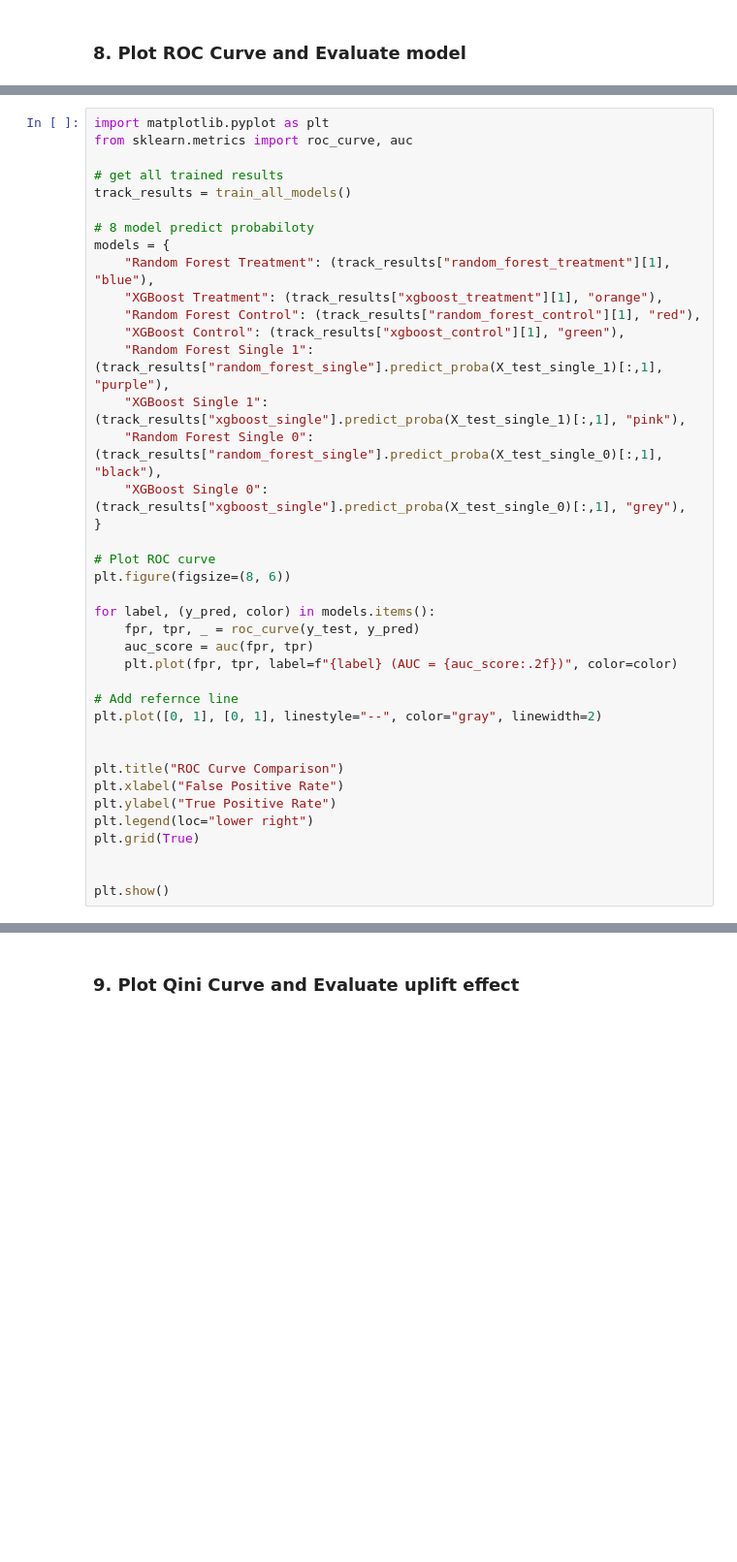
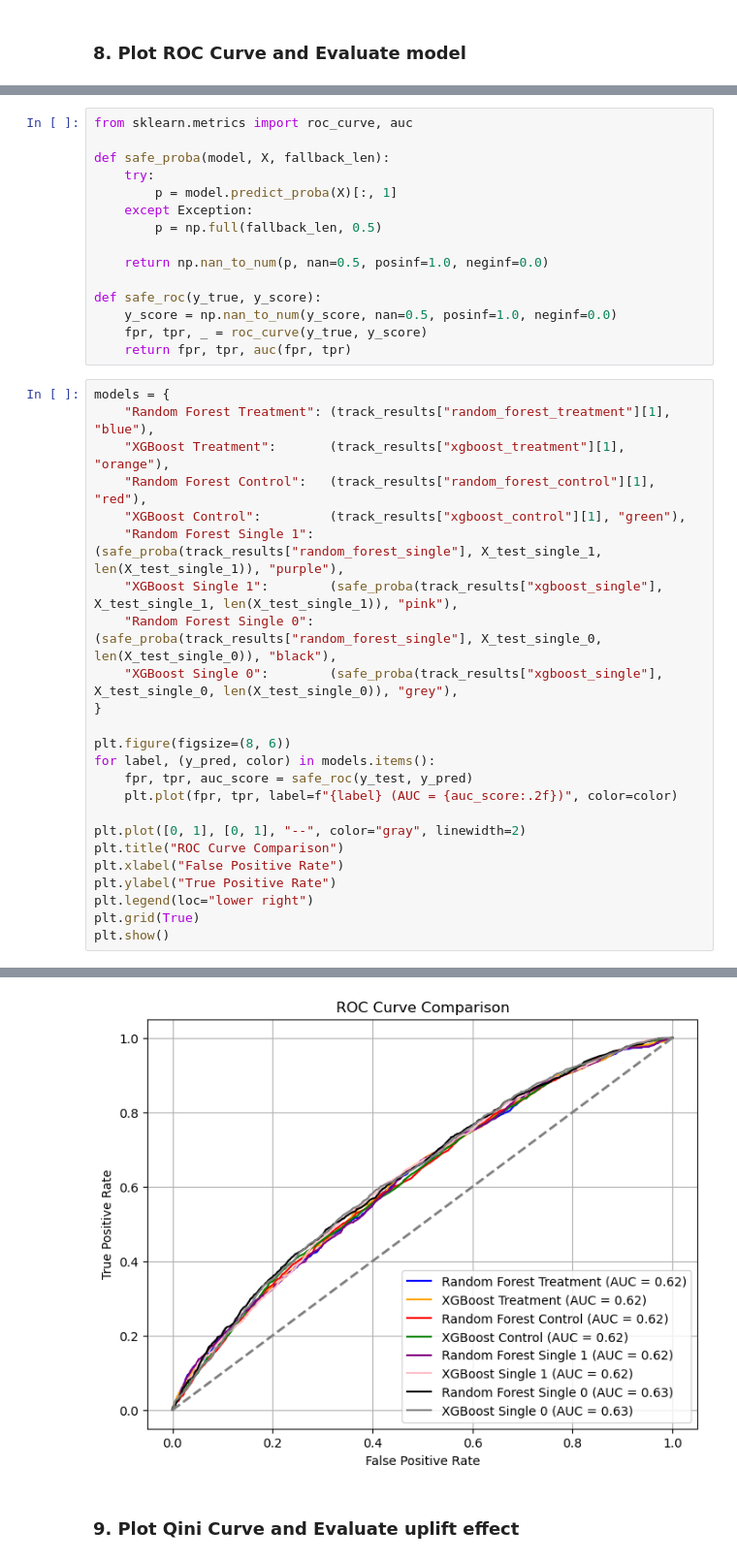
Before and after one commit to bybzfanyanru/email-marketing-causal-inference, a Jupyter notebook: Project.ipynb, the cells around one changed output, grey strips where cells are left out. Shown at 97% size. Drawn from its saved outputs; the diff is of its cells as text; blank space fills up the shorter version.

```diff
--- a/Project.ipynb
+++ b/Project.ipynb
@@ -886,40 +808,40 @@ random_forest Log Loss for single: 0.4081
+# %%
+from sklearn.metrics import roc_curve, auc
+
+def safe_proba(model, X, fallback_len):
+    try:
+        p = model.predict_proba(X)[:, 1]
+    except Exception:
+        p = np.full(fallback_len, 0.5)
+
+    return np.nan_to_num(p, nan=0.5, posinf=1.0, neginf=0.0)
+
+def safe_roc(y_true, y_score):
+    y_score = np.nan_to_num(y_score, nan=0.5, posinf=1.0, neginf=0.0)
+    fpr, tpr, _ = roc_curve(y_true, y_score)
+    return fpr, tpr, auc(fpr, tpr)
 # %%
-import matplotlib.pyplot as plt
-from sklearn.metrics import roc_curve, auc
-
-# get all trained results
-track_results = train_all_models()
-
-# 8 model predict probabiloty
 models = {
     "Random Forest Treatment": (track_results["random_forest_treatment"][1], "blue"),
-    "XGBoost Treatment": (track_results["xgboost_treatment"][1], "orange"),
-    "Random Forest Control": (track_results["random_forest_control"][1], "red"),
-    "XGBoost Control": (track_results["xgboost_control"][1], "green"),
-    "Random Forest Single 1": (track_results["random_forest_single"].predict_proba(X_test_single_1)[:,1], "purple"),
-    "XGBoost Single 1": (track_results["xgboost_single"].predict_proba(X_test_single_1)[:,1], "pink"),
-    "Random Forest Single 0": (track_results["random_forest_single"].predict_proba(X_test_single_0)[:,1], "black"),
-    "XGBoost Single 0": (track_results["xgboost_single"].predict_proba(X_test_single_0)[:,1], "grey"),
+    "XGBoost Treatment":       (track_results["xgboost_treatment"][1], "orange"),
+    "Random Forest Control":   (track_results["random_forest_control"][1], "red"),
+    "XGBoost Control":         (track_results["xgboost_control"][1], "green"),
+    "Random Forest Single 1":  (safe_proba(track_results["random_forest_single"], X_test_single_1, len(X_test_single_1)), "purple"),
+    "XGBoost Single 1":        (safe_proba(track_results["xgboost_single"],       X_test_single_1, len(X_test_single_1)), "pink"),
+    "Random Forest Single 0":  (safe_proba(track_results["random_forest_single"], X_test_single_0, len(X_test_single_0)), "black"),
+    "XGBoost Single 0":        (safe_proba(track_results["xgboost_single"],       X_test_single_0, len(X_test_single_0)), "grey"),
 }
 
-# Plot ROC curve
 plt.figure(figsize=(8, 6))
-
 for label, (y_pred, color) in models.items():
-    fpr, tpr, _ = roc_curve(y_test, y_pred)
-    auc_score = auc(fpr, tpr)
+    fpr, tpr, auc_score = safe_roc(y_test, y_pred)
     plt.plot(fpr, tpr, label=f"{label} (AUC = {auc_score:.2f})", color=color)
 
-# Add refernce line
-plt.plot([0, 1], [0, 1], linestyle="--", color="gray", linewidth=2)
-
-
+plt.plot([0, 1], [0, 1], "--", color="gray", linewidth=2)
 plt.title("ROC Curve Comparison")
 plt.xlabel("False Positive Rate")
 plt.ylabel("True Positive Rate")
 plt.legend(loc="lower right")
 plt.grid(True)
-
-
 plt.show()
 # %% [output]
@@ -1014,3 +848,4 @@ Best parameters for random_forest for control: {'n_estimators': 168, 'max_depth'
+[figure, added]
 # %% [markdown]
 ### 9. Plot Qini Curve and Evaluate uplift effect
 # %% [markdown]
```
Also changed, not shown: parts of 14 cells of this notebook.
